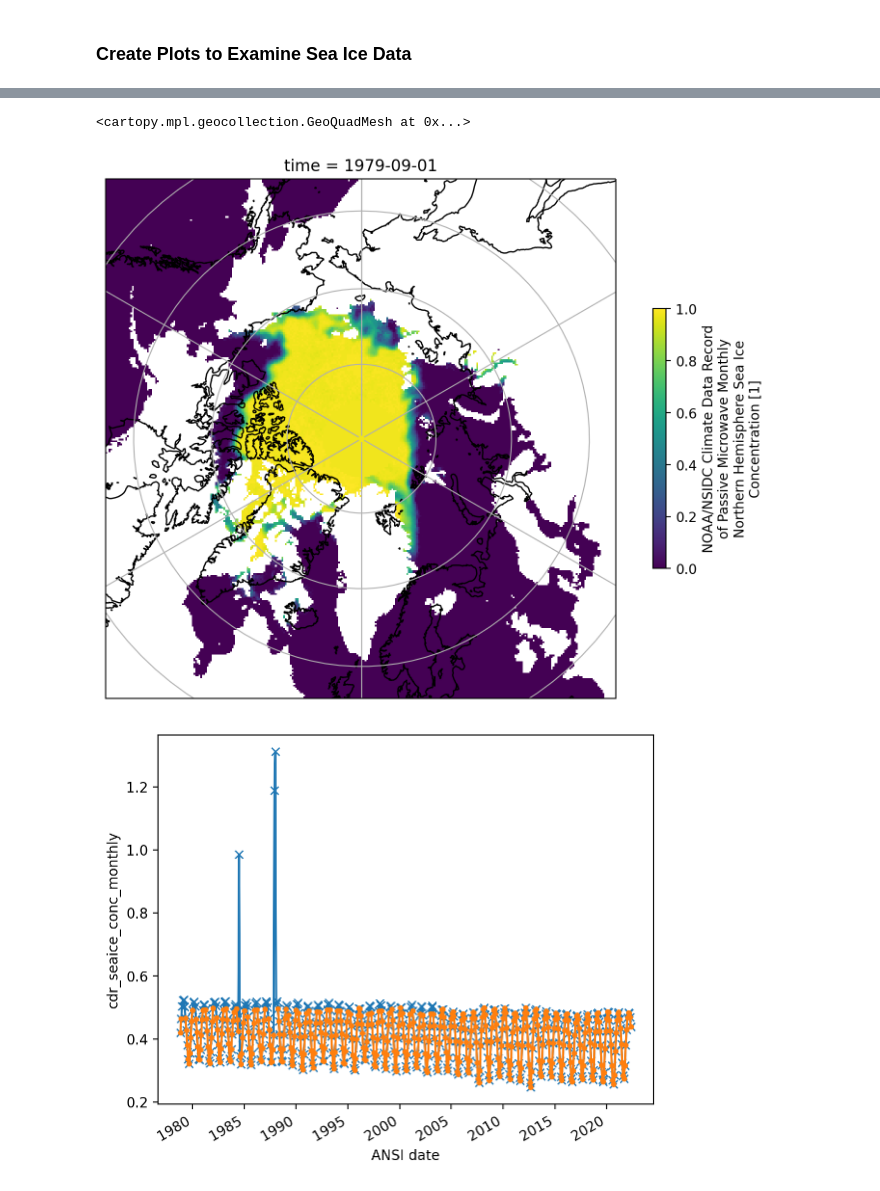
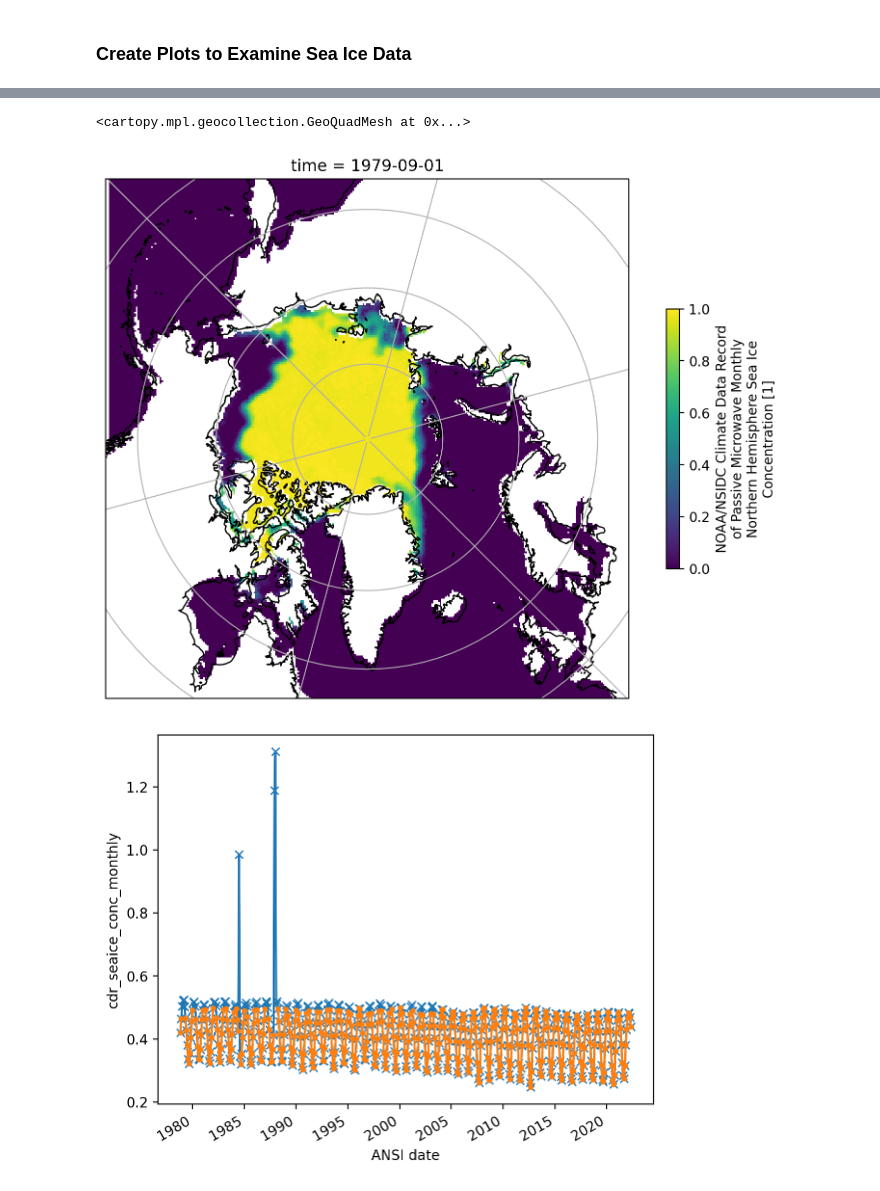
Before and after one commit to juliasimpson97/rces-final-project, a Jupyter notebook: final_project.ipynb, the cells around one changed output, grey strips where cells are left out. Saved outputs shown, nothing was run; the diff lists cells and outputs as text; code cells hidden in the pictures.

```diff
--- a/final_project.ipynb
+++ b/final_project.ipynb
@@ -265,17 +237,17 @@ ice_conc.plot(vmin=0, vmax=1, cbar_kwargs={'shrink': 0.5})
 # %%
 fig = plt.figure(figsize=(10,7))
-proj_ant = ccrs.NorthPolarStereo()
+proj_ant = ccrs.NorthPolarStereo(central_longitude=-45)
 ax = plt.axes(projection=proj_ant)
 ax.set_extent([-180, 180, 100, 56], crs=ccrs.PlateCarree())
 ax.coastlines()
 ax.gridlines()
 
 ice_conc = ds_ice.cdr_seaice_conc_monthly[10] # did 10 to look at September, also try ds_ice.cdr_seaice_conc[ds_ice.cdr_seaice_conc.time=='2021-09-01']
 ice_conc = ice_conc.where(ice_conc<=1)
 ice_conc.plot(vmin=0, vmax=1, cbar_kwargs={'shrink': 0.5})
 # %% [output]
 <cartopy.mpl.geocollection.GeoQuadMesh at 0x...>
-[figure, old version]
+[figure, new version]
 # %%
 ice_monthly = ds.cdr_seaice_conc_monthly.mean(dim=('ygrid', 'xgrid'))
 ds.cdr_seaice_conc_monthly.mean(dim=('ygrid', 'xgrid')).plot(marker='x');
```
Also changed, not shown: parts of 17 cells of this notebook.
